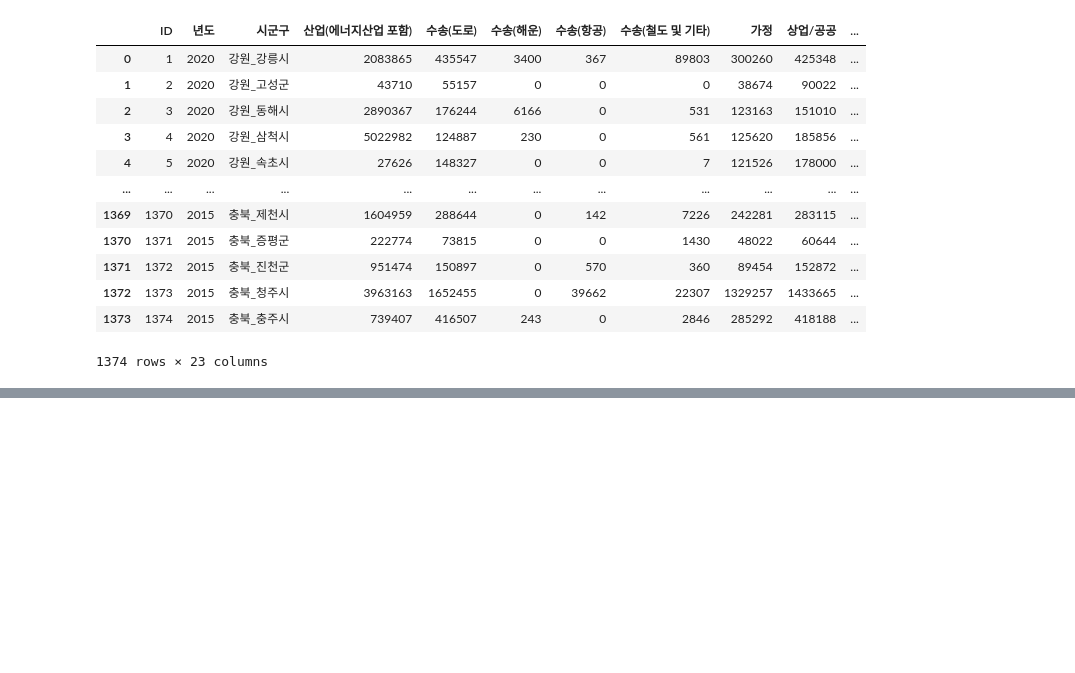
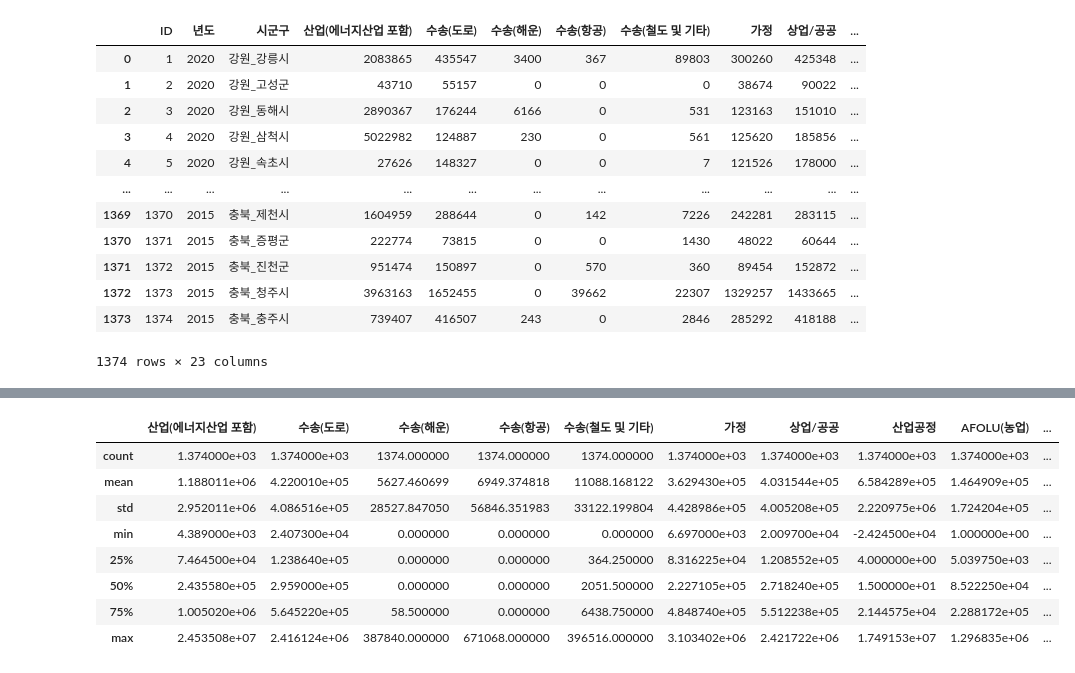
Before and after one commit to solong96/solong96, a Jupyter notebook: spatial_category_mac.ipynb, the cells around one changed output, grey strips where cells are left out. Saved outputs shown, nothing was run; the diff lists cells and outputs as text; code cells hidden in the pictures; blank space fills up the shorter version.

```diff
--- a/spatial_category_mac.ipynb
+++ b/spatial_category_mac.ipynb
@@ -63,0 +92,12 @@ content.loc[content.duplicated() ,:]
+# %%
+contents.describe()
+# %% [output]
+|  | 산업(에너지산업 포함) | 수송(도로) | 수송(해운) | 수송(항공) | 수송(철도 및 기타) | 가정 | 상업/공공 | 산업공정 | AFOLU(농업) | ... |
+| count | 1.374000e+03 | 1.374000e+03 | 1374.000000 | 1374.000000 | 1374.000000 | 1.374000e+03 | 1.374000e+03 | 1.374000e+03 | 1.374000e+03 | ... |
+| mean | 1.188011e+06 | 4.220010e+05 | 5627.460699 | 6949.374818 | 11088.168122 | 3.629430e+05 | 4.031544e+05 | 6.584289e+05 | 1.464909e+05 | ... |
+| std | 2.952011e+06 | 4.086516e+05 | 28527.847050 | 56846.351983 | 33122.199804 | 4.428986e+05 | 4.005208e+05 | 2.220975e+06 | 1.724204e+05 | ... |
+| min | 4.389000e+03 | 2.407300e+04 | 0.000000 | 0.000000 | 0.000000 | 6.697000e+03 | 2.009700e+04 | -2.424500e+04 | 1.000000e+00 | ... |
+| 25% | 7.464500e+04 | 1.238640e+05 | 0.000000 | 0.000000 | 364.250000 | 8.316225e+04 | 1.208552e+05 | 4.000000e+00 | 5.039750e+03 | ... |
+| 50% | 2.435580e+05 | 2.959000e+05 | 0.000000 | 0.000000 | 2051.500000 | 2.227105e+05 | 2.718240e+05 | 1.500000e+01 | 8.522250e+04 | ... |
+| 75% | 1.005020e+06 | 5.645220e+05 | 58.500000 | 0.000000 | 6438.750000 | 4.848740e+05 | 5.512238e+05 | 2.144575e+04 | 2.288172e+05 | ... |
+| max | 2.453508e+07 | 2.416124e+06 | 387840.000000 | 671068.000000 | 396516.000000 | 3.103402e+06 | 2.421722e+06 | 1.749153e+07 | 1.296835e+06 | ... |
```
Also changed, not shown: parts of 49 cells of this notebook.
